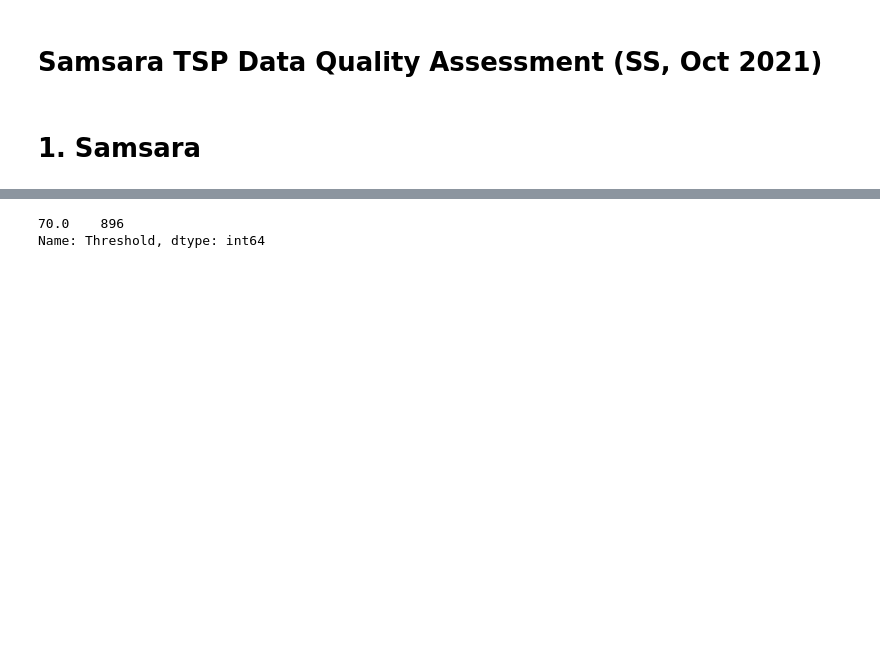
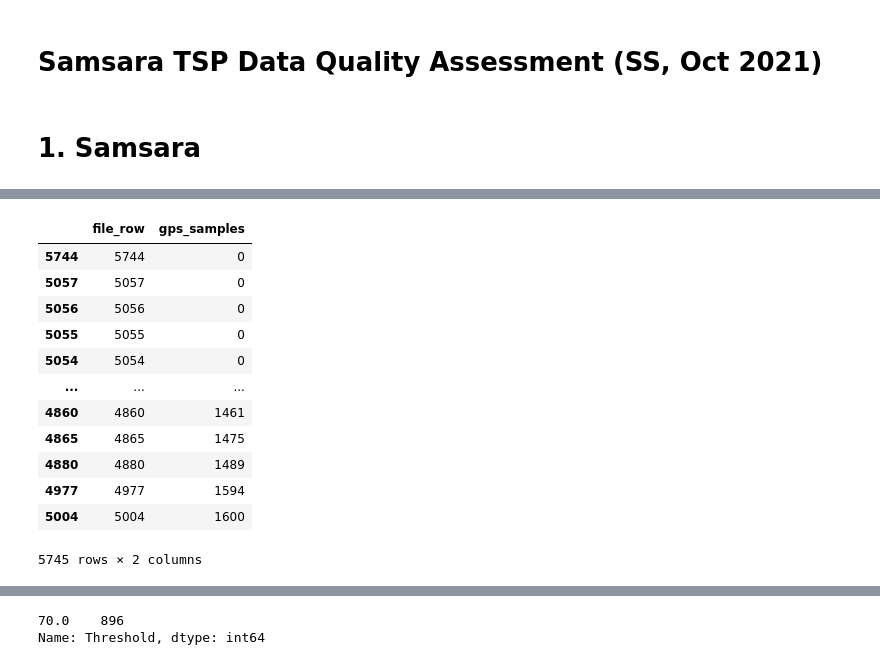
Before and after one commit to Zegocover/tsp-evaluation-framework, a Jupyter notebook: notebooks/samsara_nb.ipynb, the cells around one changed output, grey strips where cells are left out. Saved outputs shown, nothing was run; the diff lists cells and outputs as text; code cells hidden in the pictures; blank space fills up the shorter version.

```diff
--- a/notebooks/samsara_nb.ipynb
+++ b/notebooks/samsara_nb.ipynb
@@ -181,0 +262,13 @@ Text(0.5, 0, 'Time Interval (Minutes)')
+# %%
+counter = 0
+for element in vehicle_stats_data_list:
+    for feature in ['gps', 'engineCoolantTemperatureMilliC', 'engineStates', 'barometricPressurePa', 'ecuSpeedMph']:
+        try:
+            counter += len(element[feature])
+        except:
+            pass
+    # counter += len(element['gps'])
+    # counter += len(element['engineCoolantTemperatureMilliC'])
+    # counter += len(element['engineStates'])
+    # counter += len(element['barometricPressurePa'])
+    # counter += len(element['ecuSpeedMph'])
@@ -181,0 +301,34 @@ Text(0.5, 0, 'Time Interval (Minutes)')
+# %%
+counter = 0
+gps_size = []
+for element in vehicle_stats_data_list:
+    try:
+        file_size = len(element['gps'])
+    except:
+        file_size = 0
+
+
+    gps_size.append([counter, file_size])
+    counter += 1
+
+    # counter += len(element['gps'])
+    # counter += len(element['engineCoolantTemperatureMilliC'])
+    # counter += len(element['engineStates'])
+    # counter += len(element['barometricPressurePa'])
+    # counter += len(element['ecuSpeedMph'])
+# %%
+pd.DataFrame(gps_size, columns=['file_row', 'gps_samples']).sort_values(by='gps_samples')
+# %% [output]
+|  | file_row | gps_samples |
+| 5744 | 5744 | 0 |
+| 5057 | 5057 | 0 |
+| 5056 | 5056 | 0 |
+| 5055 | 5055 | 0 |
+| 5054 | 5054 | 0 |
+| ... | ... | ... |
+| 4860 | 4860 | 1461 |
+| 4865 | 4865 | 1475 |
+| 4880 | 4880 | 1489 |
+| 4977 | 4977 | 1594 |
+| 5004 | 5004 | 1600 |
+5745 rows × 2 columns
```
Also changed, not shown: parts of 48 cells of this notebook.
